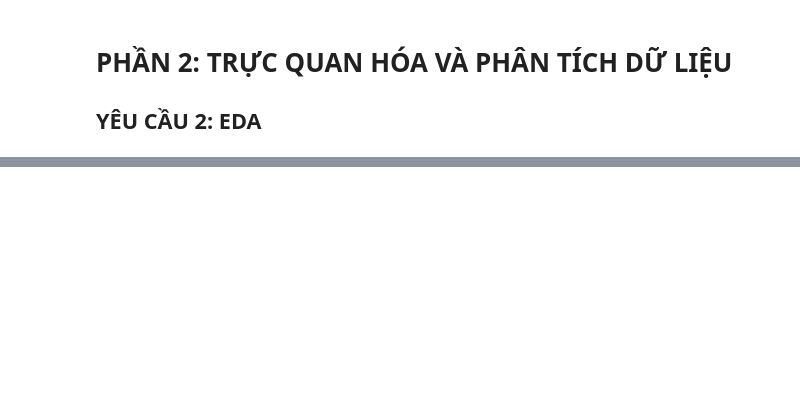
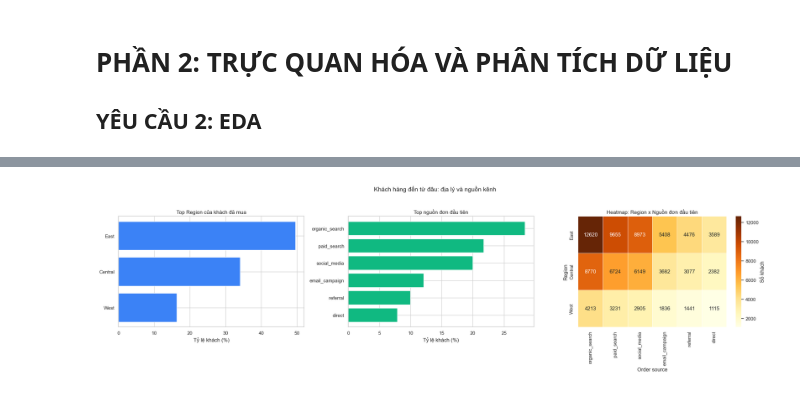
Before and after one commit to NguyenTanPhucThinh/Data-compet, a Jupyter notebook: Câu 2/EDA.ipynb, the cells around one changed output, grey strips where cells are left out. Saved outputs shown, nothing was run; the diff lists cells and outputs as text; code cells hidden in the pictures; blank space fills up the shorter version.

```diff
--- a/Câu 2/EDA.ipynb
+++ b/Câu 2/EDA.ipynb
@@ -117,0 +415,92 @@ if __name__ == "__main__":
+# %%
+import pandas as pd
+import seaborn as sns
+import matplotlib.pyplot as plt
+
+# Load bảng geography để map zip -> region/city
+geography = pd.read_csv(base / 'cleaned_geography.csv')
+
+# 1) Lấy tệp khách đã mua
+buyer_order_counts = orders.groupby('customer_id', as_index=False)['order_id'].count().rename(columns={'order_id': 'order_count'})
+buyers_geo = customers.merge(buyer_order_counts, on='customer_id', how='inner')
+
+# 2) Gắn thông tin địa lý theo zip
+buyers_geo = buyers_geo.merge(
+    geography[['zip', 'region', 'city']].drop_duplicates(subset=['zip']),
+    on='zip',
+    how='left',
+    suffixes=('', '_geo')
+)
+
+# Ưu tiên city/region từ geography nếu có
+buyers_geo['city_final'] = buyers_geo['city_geo'].fillna(buyers_geo['city'])
+buyers_geo['region_final'] = buyers_geo['region'].fillna('Unknown')
+
+# 3) Nguồn đơn đầu tiên của khách
+orders_tmp = orders.copy()
+orders_tmp['order_date'] = pd.to_datetime(orders_tmp['order_date'])
+first_orders = orders_tmp.sort_values('order_date').drop_duplicates('customer_id')
+first_orders = first_orders[['customer_id', 'order_source']]
+
+buyers_geo = buyers_geo.merge(first_orders, on='customer_id', how='left')
+buyers_geo['order_source'] = buyers_geo['order_source'].fillna('Unknown')
+buyers_geo['acquisition_channel'] = buyers_geo['acquisition_channel'].fillna('Unknown')
+
+# 4) Bảng tóm tắt
+region_share = buyers_geo['region_final'].value_counts(normalize=True)
+city_share = buyers_geo['city_final'].value_counts(normalize=True)
+source_share = buyers_geo['order_source'].value_counts(normalize=True)
+acq_share = buyers_geo['acquisition_channel'].value_counts(normalize=True)
+
+print('=== TOP REGION (khách đã mua) ===')
+print((region_share.head(8) * 100).round(2).astype(str) + '%')
+
+print('\n=== TOP CITY (khách đã mua) ===')
+print((city_share.head(10) * 100).round(2).astype(str) + '%')
+
+print('\n=== TOP FIRST ORDER SOURCE ===')
+print((source_share.head(8) * 100).round(2).astype(str) + '%')
+
+print('\n=== TOP ACQUISITION CHANNEL ===')
+print((acq_share.head(8) * 100).round(2).astype(str) + '%')
+
+# 5) Trực quan
+sns.set_theme(style='whitegrid')
+fig, axes = plt.subplots(1, 3, figsize=(22, 6))
+
+# (a) Top region
+region_plot = (region_share.head(6) * 100).sort_values()
+axes[0].barh(region_plot.index, region_plot.values, color='#3b82f6')
+axes[0].set_title('Top Region của khách đã mua')
+axes[0].set_xlabel('Tỷ lệ khách (%)')
+
+# (b) Top first order source
+source_plot = (source_share.head(6) * 100).sort_values()
+axes[1].barh(source_plot.index, source_plot.values, color='#10b981')
+axes[1].set_title('Top nguồn đơn đầu tiên')
+axes[1].set_xlabel('Tỷ lệ khách (%)')
+
+# (c) Heatmap region x order_source
+region_source = pd.crosstab(buyers_geo['region_final'], buyers_geo['order_source'])
+top_regions = region_source.sum(axis=1).sort_values(ascending=False).head(6).index
+top_sources = region_source.sum(axis=0).sort_values(ascending=False).head(6).index
+heat_data = region_source.loc[top_regions, top_sources]
+
+sns.heatmap(
+    heat_data,
+    annot=True,
+    fmt='d',
+    cmap='YlOrBr',
+    linewidths=0.4,
+    linecolor='white',
+    cbar_kws={'label': 'Số khách'},
+    ax=axes[2]
+)
+axes[2].set_title('Heatmap: Region x Nguồn đơn đầu tiên')
+axes[2].set_xlabel('Order source')
+axes[2].set_ylabel('Region')
+
+plt.suptitle('Khách hàng đến từ đâu: địa lý và nguồn kênh', fontsize=14, y=1.03)
+plt.tight_layout()
+plt.show()
+# %% [output]
@@ -117,0 +524 @@ if __name__ == "__main__":
+[figure, added]
```
Also changed, not shown: parts of 38 cells of this notebook, 1 other file.
